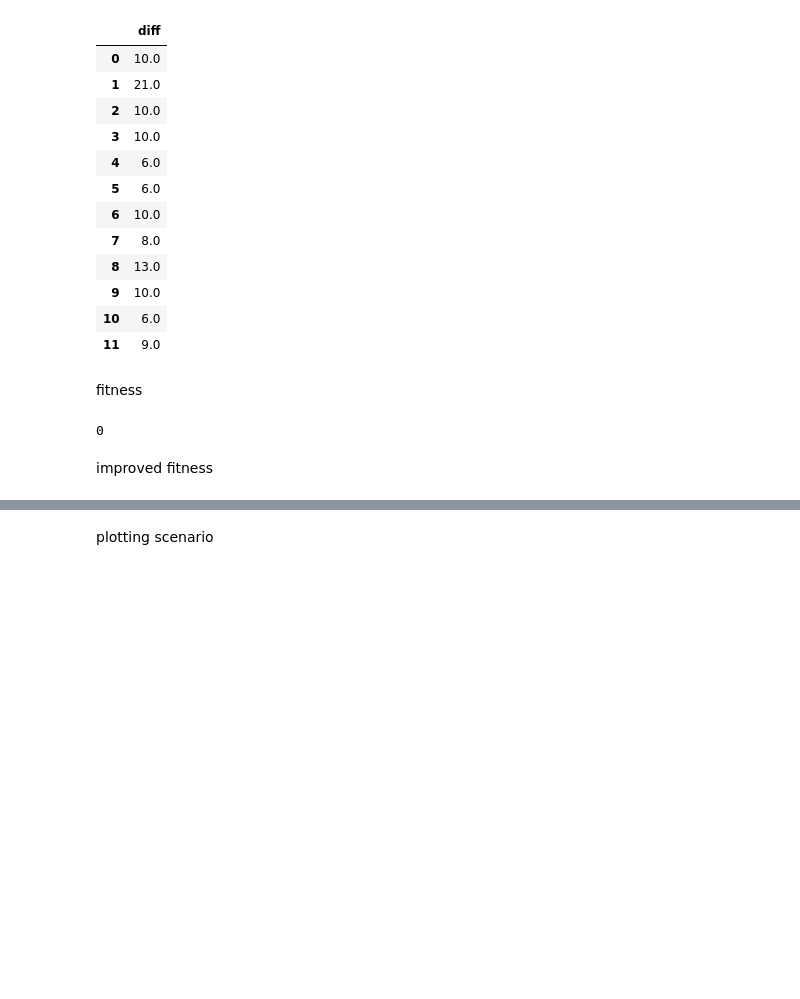
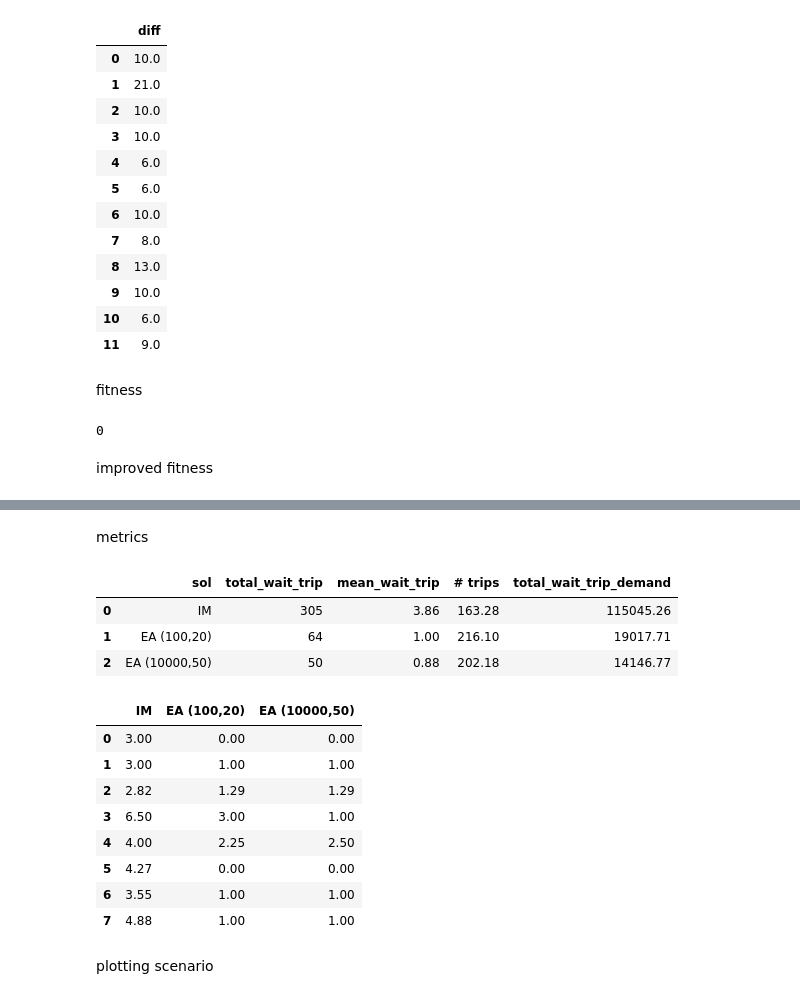
Before and after one commit to jonathan-murana/bus-generator, a Jupyter notebook: bus.ipynb, the cells around one changed output, grey strips where cells are left out. Saved outputs shown, nothing was run; the diff lists cells and outputs as text; code cells hidden in the pictures; blank space fills up the shorter version.

Commit message:
metrics

```diff
--- a/bus.ipynb
+++ b/bus.ipynb
@@ -936,3 +1065,73 @@ frec_mean=6.25
+# %% [markdown]
+metrics
+# %%
+#print(wait_time_list1)
+
+
+sol = ['IM','EA (100,20)','EA (10000,50)']
+overall_waiting_time = [
+    sum(wait_time_list1),
+    sum(wait_time_list2),
+    sum(wait_time_list3),]
+
+mean_waiting_time = [
+    reduce(lambda x, y: x + y, wait_time_list1) / len(wait_time_list1),
+    reduce(lambda x, y: x + y, wait_time_list2) / len(wait_time_list2),
+    reduce(lambda x, y: x + y, wait_time_list3) / len(wait_time_list3),]
+
+cant_trips = [
+    sum(sum(T/current_solution_aux1['diff'])),
+    sum(sum(T/current_solution_aux2['diff'])),
+    sum(sum(T/current_solution_aux3['diff'])),]
+
+wait_time_demand = [
+    wait_time_all1,
+    wait_time_all2,
+    wait_time_all3,]
+
+#overall_waiting_time_per_point = [
+#    sum(wait_time_list_per_point1),
+#    sum(wait_time_list_per_point2),
+#    sum(wait_time_list_per_point3),]
+
+#mean_waiting_time_per_point = [
+#    reduce(lambda x, y: x + y, wait_time_list_per_point1) / len(wait_time_list_per_point1),
+#    reduce(lambda x, y: x + y, wait_time_list_per_point2) / len(wait_time_list_per_point2),
+#    reduce(lambda x, y: x + y, wait_time_list_per_point3) / len(wait_time_list_per_point3),]
+
+d = {'sol': sol,
+     'total_wait_trip': overall_waiting_time,
+     'mean_wait_trip': mean_waiting_time,
+     '# trips': cant_trips,
+     'total_wait_trip_demand': wait_time_demand,
+     #'total_wait_sp': overall_waiting_time_per_point,
+     #'mean_wait_sp': mean_waiting_time_per_point,
+    }
+metrics = pd.DataFrame(data=d)
+display(metrics)
+
+d = {'IM': mean_wait_time_per_point_list1,
+     'EA (100,20)': mean_wait_time_per_point_list2,
+     'EA (10000,50)': mean_wait_time_per_point_list3,
+
+    }
+metrics_sp = pd.DataFrame(data=d)
+
+display(metrics_sp)
+# %% [output]
+|  | sol | total_wait_trip | mean_wait_trip | # trips | total_wait_trip_demand |
+| 0 | IM | 305 | 3.86 | 163.28 | 115045.26 |
+| 1 | EA (100,20) | 64 | 1.00 | 216.10 | 19017.71 |
+| 2 | EA (10000,50) | 50 | 0.88 | 202.18 | 14146.77 |
+|  | IM | EA (100,20) | EA (10000,50) |
+| 0 | 3.00 | 0.00 | 0.00 |
+| 1 | 3.00 | 1.00 | 1.00 |
+| 2 | 2.82 | 1.29 | 1.29 |
+| 3 | 6.50 | 3.00 | 1.00 |
+| 4 | 4.00 | 2.25 | 2.50 |
+| 5 | 4.27 | 0.00 | 0.00 |
+| 6 | 3.55 | 1.00 | 1.00 |
+| 7 | 4.88 | 1.00 | 1.00 |
 # %% [markdown]
 plotting scenario
 # %%
```
Also changed, not shown: parts of 6 cells of this notebook, 1 other file.
